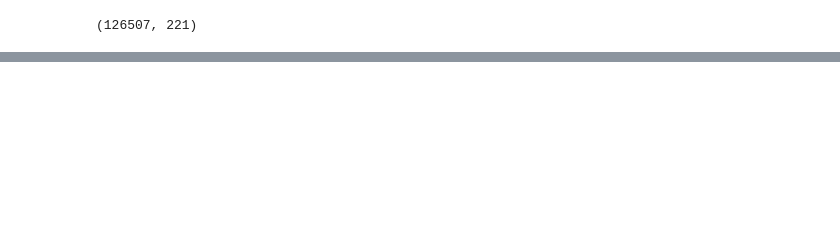
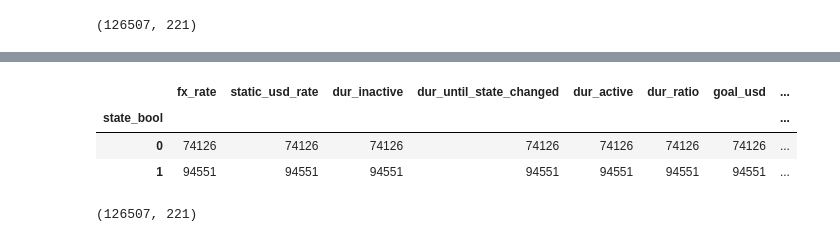
Before and after one commit to ChrisTheKnife/kick_it_like_beckham, a Jupyter notebook: model_dnn.ipynb, the cells around one changed output, grey strips where cells are left out. Cells and saved outputs as stored; diff of their text form; code cells hidden in the pictures; blank space fills up the shorter version.

```diff
--- a/model_dnn.ipynb
+++ b/model_dnn.ipynb
@@ -180,0 +196,11 @@ Model Loss: 0.6858009099960327
+# %%
+frame_all.groupby('state_bool').count()
+# %% [output]
+|  | fx_rate | static_usd_rate | dur_inactive | dur_until_state_changed | dur_active | dur_ratio | goal_usd | ... |
+| state_bool |  |  |  |  |  |  |  | ... |
+| 0 | 74126 | 74126 | 74126 | 74126 | 74126 | 74126 | 74126 | ... |
+| 1 | 94551 | 94551 | 94551 | 94551 | 94551 | 94551 | 94551 | ... |
+# %%
+X_train.shape
+# %% [output]
+(126507, 221)
```
Also changed, not shown: parts of 10 cells of this notebook.
